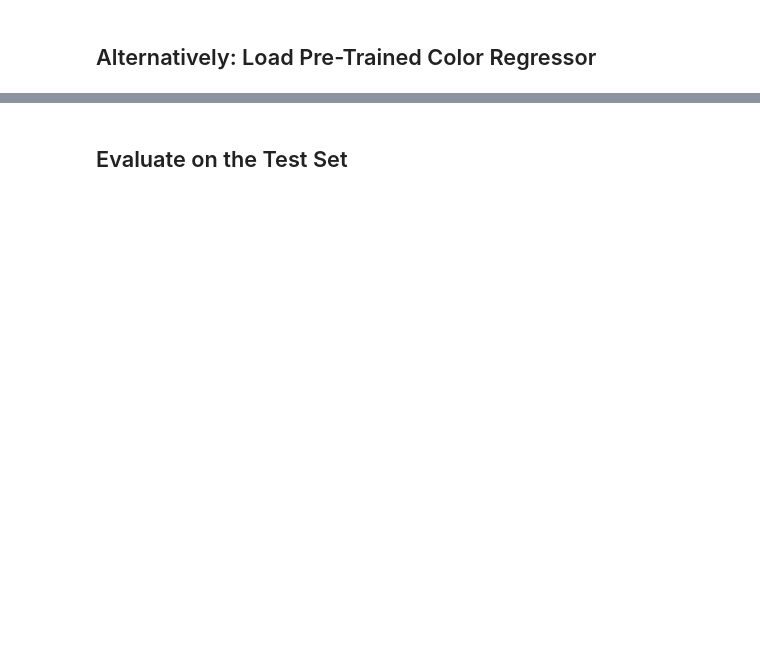
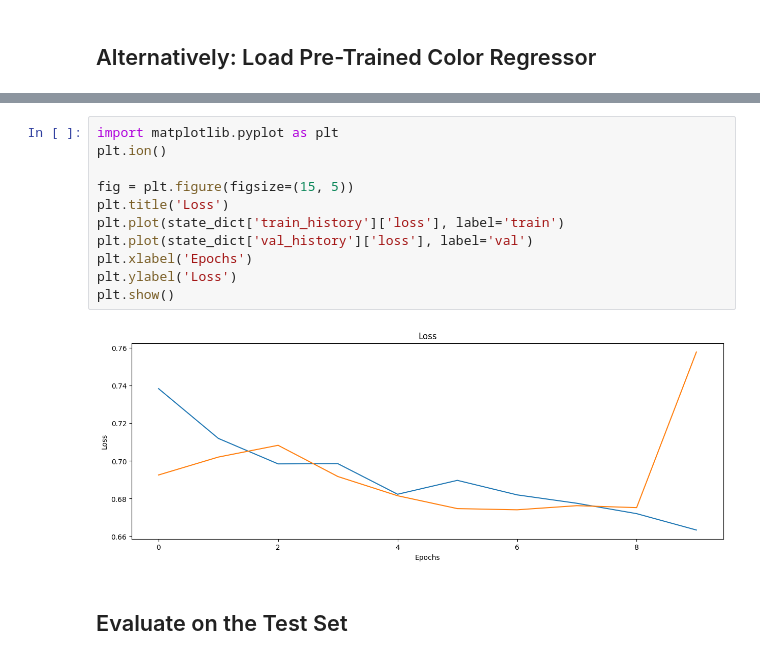
Before and after one commit to Miguel26-pixel/FEUP_VC, a Jupyter notebook: projects/deep_learning/colorization.ipynb, the cells around one changed output, grey strips where cells are left out. Drawn from its saved outputs; the diff is of its cells as text; blank space fills up the shorter version.

```diff
--- a/projects/deep_learning/colorization.ipynb
+++ b/projects/deep_learning/colorization.ipynb
@@ -201,3 +262,16 @@ print('done')
+# %%
+import matplotlib.pyplot as plt
+plt.ion()
+
+fig = plt.figure(figsize=(15, 5))
+plt.title('Loss')
+plt.plot(state_dict['train_history']['loss'], label='train')
+plt.plot(state_dict['val_history']['loss'], label='val')
+plt.xlabel('Epochs')
+plt.ylabel('Loss')
+plt.show()
+# %% [output]
+[figure, added]
 # %% [markdown]
 Evaluate on the Test Set
 ----------------------------
```
Also changed, not shown: parts of 14 cells of this notebook, 4 other files.
